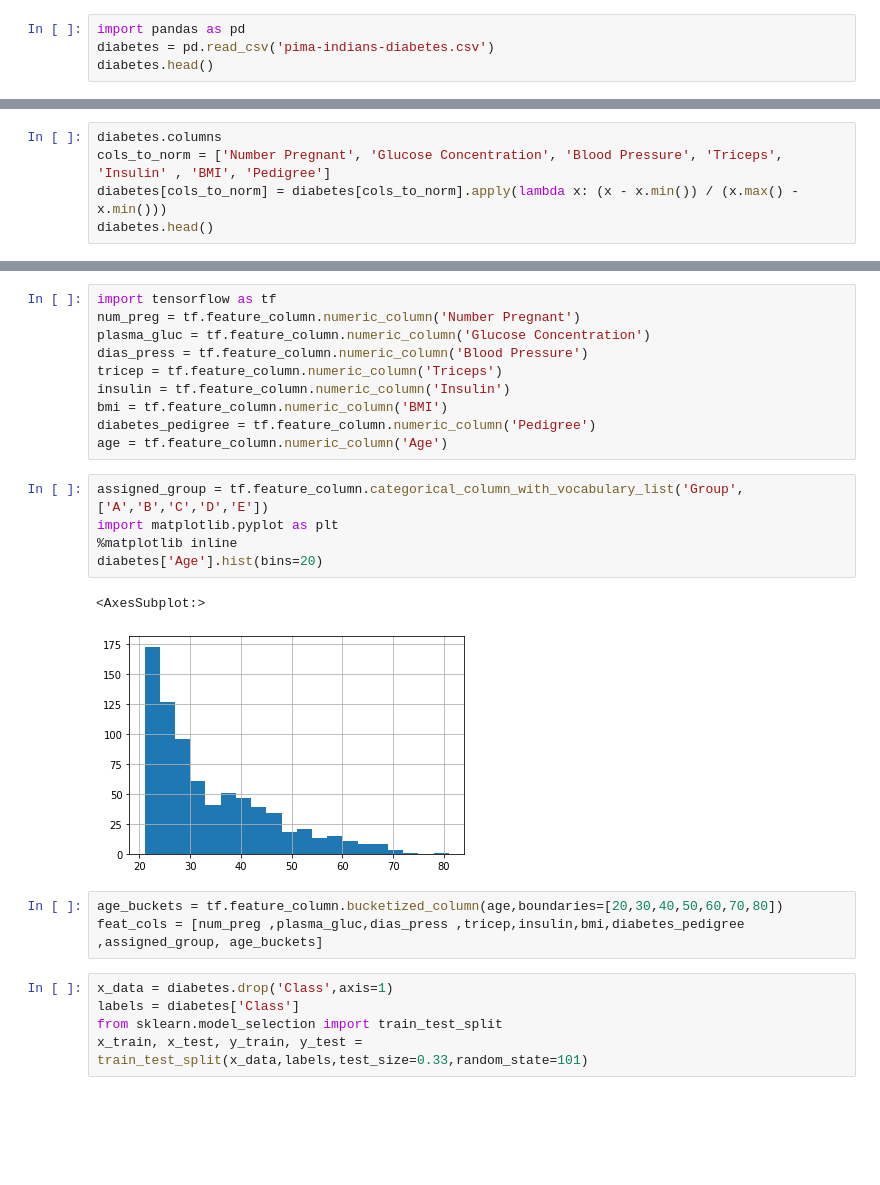
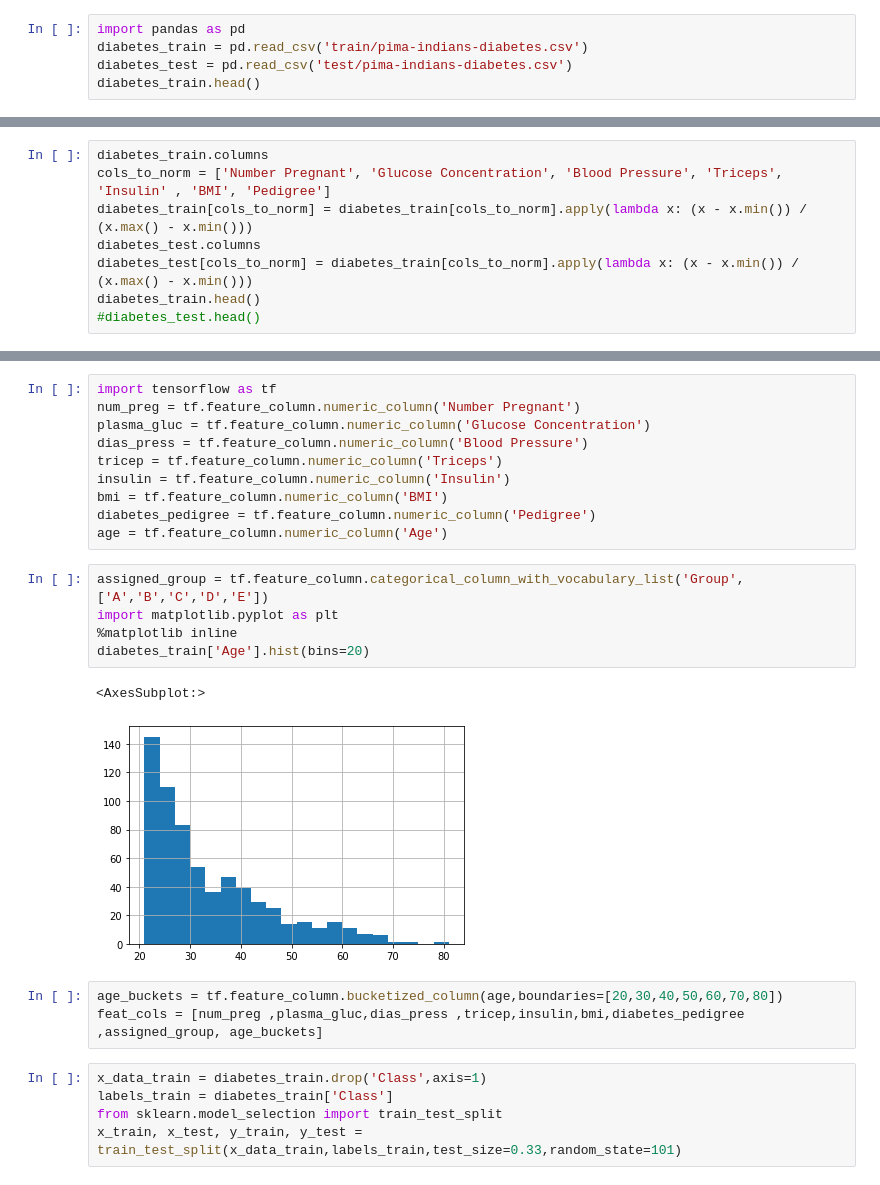
Before and after one commit to jagumiel/Artificial-Intelligence, a Jupyter notebook: Diabetes-diag/diabetes-Model_and_Test.ipynb, the cells around one changed output, grey strips where cells are left out. Saved outputs shown, nothing was run; the diff lists cells and outputs as text; blank space fills up the shorter version.

```diff
--- a/Diabetes-diag/diabetes-Model_and_Test.ipynb
+++ b/Diabetes-diag/diabetes-Model_and_Test.ipynb
@@ -1,7 +1,8 @@
 # %%
 import pandas as pd
-diabetes = pd.read_csv('pima-indians-diabetes.csv')
-diabetes.head()
+diabetes_train = pd.read_csv('train/pima-indians-diabetes.csv')
+diabetes_test = pd.read_csv('test/pima-indians-diabetes.csv')
+diabetes_train.head()
 # %% [output]
 |  | Number Pregnant | Glucose Concentration | Blood Pressure | Triceps | Insulin | BMI | Pedigree | Age | ... |
 | 0 | 6 | 148 | 72 | 35 | 0 | 33.6 | 0.627 | 50 | ... |
@@ -10,9 +11,12 @@ diabetes.head()
 | 3 | 1 | 89 | 66 | 23 | 94 | 28.1 | 0.167 | 21 | ... |
 | 4 | 0 | 137 | 40 | 35 | 168 | 43.1 | 2.288 | 33 | ... |
 # %%
-diabetes.columns
+diabetes_train.columns
 cols_to_norm = ['Number Pregnant', 'Glucose Concentration', 'Blood Pressure', 'Triceps', 'Insulin' , 'BMI', 'Pedigree']
-diabetes[cols_to_norm] = diabetes[cols_to_norm].apply(lambda x: (x - x.min()) / (x.max() - x.min()))
-diabetes.head()
+diabetes_train[cols_to_norm] = diabetes_train[cols_to_norm].apply(lambda x: (x - x.min()) / (x.max() - x.min()))
+diabetes_test.columns
+diabetes_test[cols_to_norm] = diabetes_train[cols_to_norm].apply(lambda x: (x - x.min()) / (x.max() - x.min()))
+diabetes_train.head()
+#diabetes_test.head()
 # %% [output]
 |  | Number Pregnant | Glucose Concentration | Blood Pressure | Triceps | Insulin | BMI | Pedigree | Age | ... |
@@ -34,19 +38,19 @@ age = tf.feature_column.numeric_column('Age')
 # %%
 assigned_group = tf.feature_column.categorical_column_with_vocabulary_list('Group',['A','B','C','D','E'])
 import matplotlib.pyplot as plt
 %matplotlib inline
-diabetes['Age'].hist(bins=20)
+diabetes_train['Age'].hist(bins=20)
 # %% [output]
 <AxesSubplot:>
-[figure, old version]
+[figure, new version]
 # %%
 age_buckets = tf.feature_column.bucketized_column(age,boundaries=[20,30,40,50,60,70,80])
 feat_cols = [num_preg ,plasma_gluc,dias_press ,tricep,insulin,bmi,diabetes_pedigree ,assigned_group, age_buckets]
 # %%
-x_data = diabetes.drop('Class',axis=1)
-labels = diabetes['Class']
+x_data_train = diabetes_train.drop('Class',axis=1)
+labels_train = diabetes_train['Class']
 from sklearn.model_selection import train_test_split
-x_train, x_test, y_train, y_test = train_test_split(x_data,labels,test_size=0.33,random_state=101)
+x_train, x_test, y_train, y_test = train_test_split(x_data_train,labels_train,test_size=0.33,random_state=101)
 # %%
 input_func = tf.compat.v1.estimator.inputs.pandas_input_fn(x=x_train,y=y_train,
                                                 batch_size=10,
```
Also changed, not shown: parts of 5 cells of this notebook, 5 other files.
